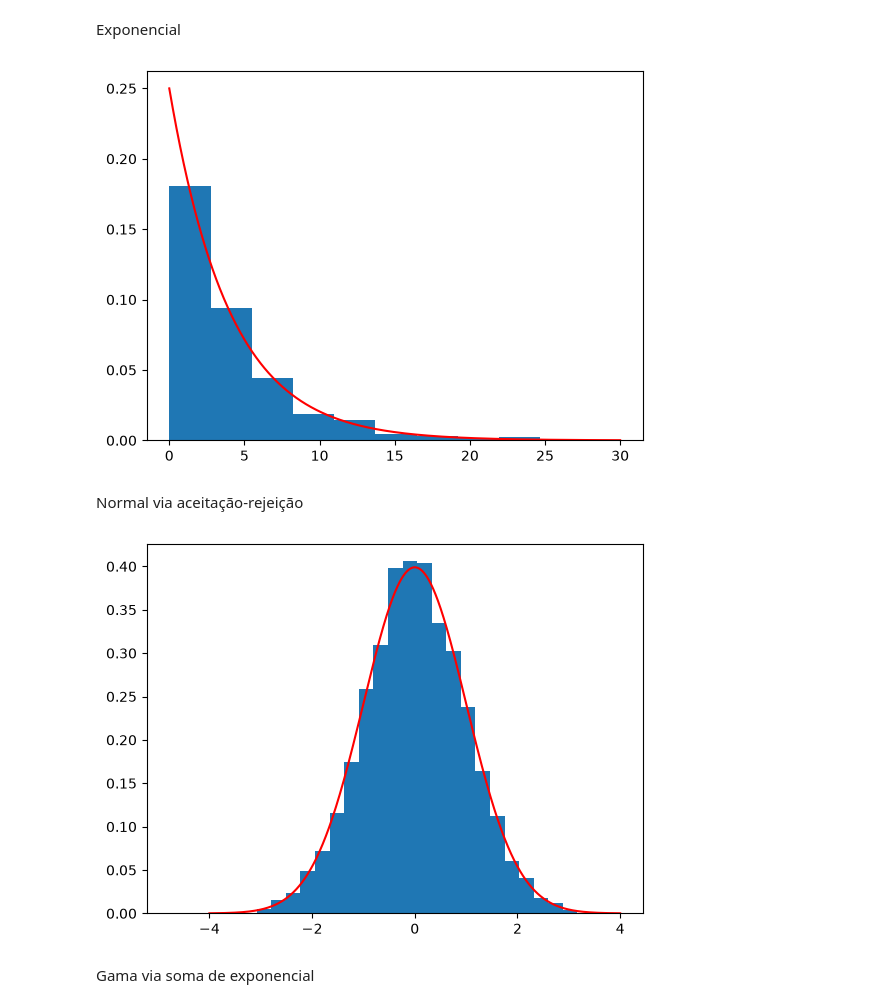
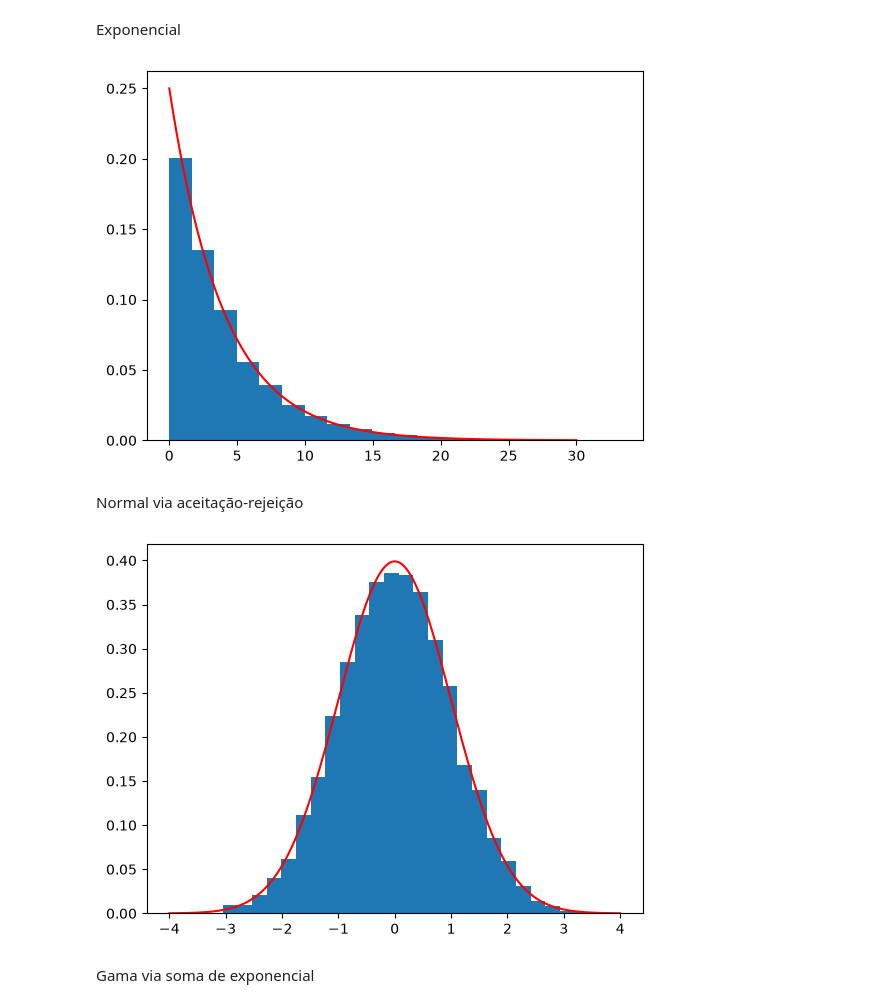
Before and after one commit to SilverPhone784/Prog-Estat, a Jupyter notebook: distribuicoes.ipynb, the cells around one changed output. Drawn from its saved outputs; the diff is of its cells as text; code cells hidden in the pictures.

```diff
--- a/distribuicoes.ipynb
+++ b/distribuicoes.ipynb
@@ -271,7 +271,7 @@ def exponencial(lam, M):
 
   return amostra
 
-M = 1000
+M = 10_000
 lam = 0.25
 
 dados = exponencial(lam, M)
@@ -279,43 +279,52 @@ dados = exponencial(lam, M)
 x = np.linspace(0, 30, M)
 y = lam * np.exp(-lam * x)
 
-plt.hist(dados, density=True)
+plt.hist(dados, density=True, bins=20)
 plt.plot(x, y, color='red')
 plt.show()
 # %% [output]
-[figure, old version]
+[figure, new version]
 # %% [markdown]
 Normal via aceitação-rejeição
 # %%
-def f(x):
+def f_normal(x):
   return 2*np.exp(-(x**2)/2)/np.sqrt(2*np.pi)
 
-def g(x):
+def g_normal(x):
   return np.exp(-x)
 
-c = 2*np.exp(1/2)/np.sqrt(2*np.pi)
+def normal(mi, sigma, M):
+  c = 2*np.exp(1/2)/np.sqrt(2*np.pi)
 
-amostra = []
-while len(amostra) < 10_000:
-  u = np.random.uniform()
-  y = (-1) * np.log(np.random.uniform())
+  amostra = []
+  while len(amostra) < M:
+    u = np.random.uniform()
+    y = (-1) * np.log(np.random.uniform())
 
-  if(u < f(y)/(c*g(y))):
-    amostra.append(y)
+    if(u < f_normal(y)/(c*g_normal(y))):
+      amostra.append(y)
 
-for i in range(len(amostra)):
-  if(np.random.uniform() < 0.5):
-    amostra[i] = -amostra[i]
+  for i in range(len(amostra)):
+    if(np.random.uniform() < 0.5):
+      amostra[i] = -amostra[i]
+
+  if(mi != 0 or sigma != 1):
+    for i in range(len(amostra)):
+      amostra[i] = (amostra[i] * sigma) + mi
+
+  return amostra
 
 valor = []
 for x in np.linspace(-4, 4, 10_000):
-  valor.append(f(x)/2)
+  valor.append(f_normal(x)/2)
 
-plt.hist(amostra, density=True, bins=30)
+dados = normal(0, 1, 10_000)
+
+plt.hist(dados, density=True, bins=30)
 plt.plot(np.linspace(-4, 4, 10_000), valor, color='red')
 plt.show()
 # %% [output]
-[figure, old version]
+[figure, new version]
 # %% [markdown]
 Gama via soma de exponencial
 # %%
```
Also changed, not shown: parts of 4 cells of this notebook.
